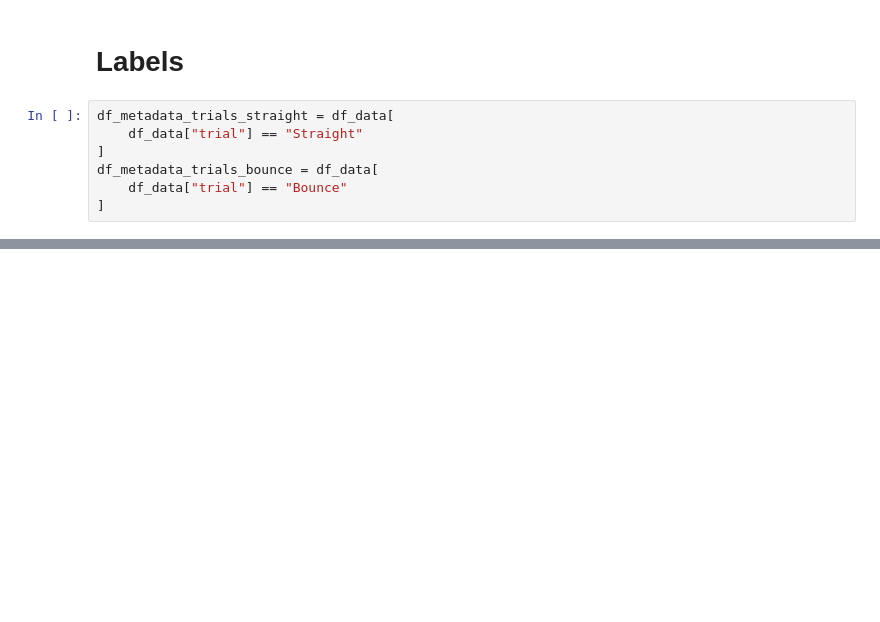
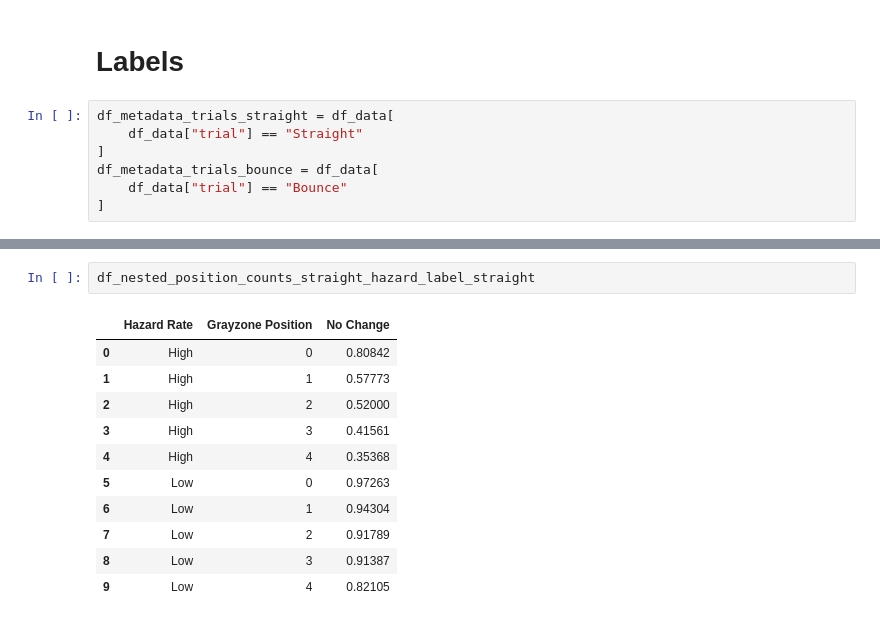
Before and after one commit to APRashedAhmed/Bouncing-Ball-Task, a Jupyter notebook: notebooks/1.0-Overall-Task-Statistics.ipynb, the cells around one changed output, grey strips where cells are left out. Saved outputs shown, nothing was run; the diff lists cells and outputs as text; blank space fills up the shorter version.

```diff
--- a/notebooks/1.0-Overall-Task-Statistics.ipynb
+++ b/notebooks/1.0-Overall-Task-Statistics.ipynb
@@ -476,0 +500,14 @@ plt.show()
+# %%
+df_nested_position_counts_straight_hazard_label_straight
+# %% [output]
+|  | Hazard Rate | Grayzone Position | No Change |
+| 0 | High | 0 | 0.80842 |
+| 1 | High | 1 | 0.57773 |
+| 2 | High | 2 | 0.52000 |
+| 3 | High | 3 | 0.41561 |
+| 4 | High | 4 | 0.35368 |
+| 5 | Low | 0 | 0.97263 |
+| 6 | Low | 1 | 0.94304 |
+| 7 | Low | 2 | 0.91789 |
+| 8 | Low | 3 | 0.91387 |
+| 9 | Low | 4 | 0.82105 |
```
Also changed, not shown: parts of 7 cells of this notebook, 1 other file.
